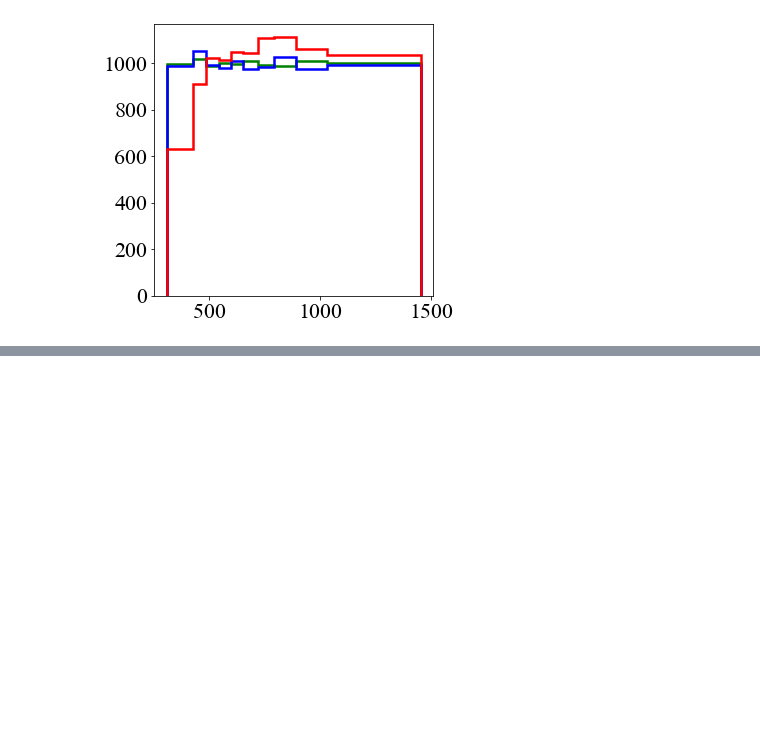
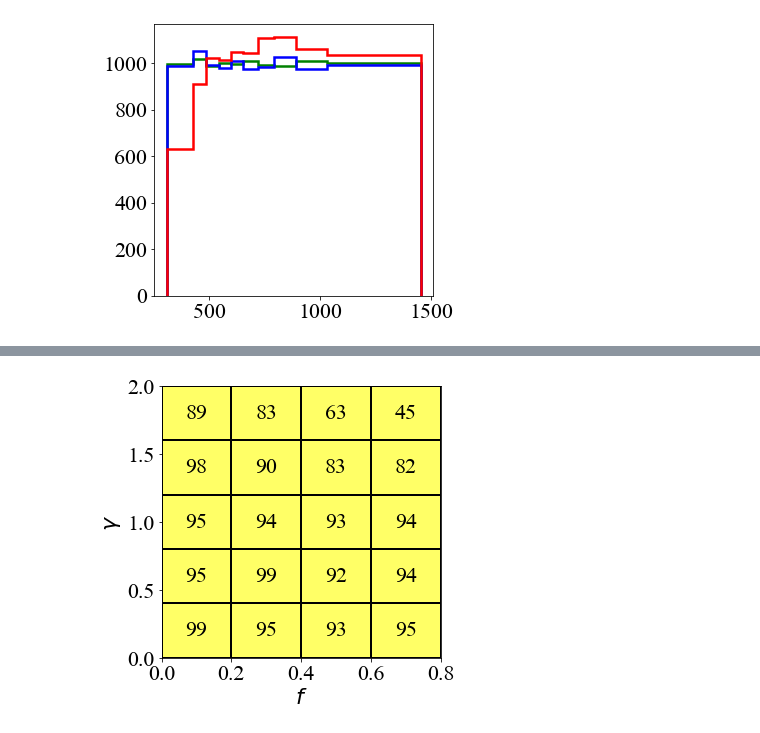
Before and after one commit to SvPoder/exoplanets, a Jupyter notebook: jupyter-notebook/sensitivity.ipynb, the cells around one changed output, grey strips where cells are left out. Cells and saved outputs as stored; diff of their text form; code cells hidden in the pictures; blank space fills up the shorter version.

```diff
--- a/jupyter-notebook/sensitivity.ipynb
+++ b/jupyter-notebook/sensitivity.ipynb
@@ -267,0 +282,36 @@ y_h[-1]
+# %%
+def display_values(XX, YY, H):
+    for i in range(YY.shape[0]-1):
+        for j in range(XX.shape[1]-1):
+            plt.text((XX[i+1][0] + XX[i][0])/2, (YY[0][j+1] + YY[0][j])/2, '%i' % H[i, j],
+                 horizontalalignment='center',
+                 verticalalignment='center')
+
+def sensitivity_grid(filepath, nBDs, rel_unc, show_bin_values=True):
+    """
+    Plot # of H0 acceptance out of rank in (f, gamma) plane
+    """
+    # grid points
+    f     = np.array([0.1, 0.3, 0.5, 0.7])#, 0.9])
+    gamma = np.array([0.2, 0.6, 1, 1.4, 1.8])
+
+    zi = np.genfromtxt(filepath + ("N%i_relunc%.2f/sensitivity_ex1_N%i_relunc%.2f" %(nBDs, rel_unc, nBDs, rel_unc)))
+    xi, yi = np.mgrid[0:0.8:(len(f)+1)*1j, 0:2:(len(gamma)+1)*1j]
+
+
+    fig, ax = plt.subplots(1, 1, figsize=(5, 5))
+
+    norm = colors.BoundaryNorm(boundaries=np.array([0, 5, 100]), ncolors=2)
+    cmap = colors.ListedColormap(["#3F5F5F", "#FFFF66"])
+    ax.pcolormesh(xi, yi, zi, norm=norm, cmap=cmap, edgecolor="black")
+
+    if show_bin_values:
+        display_values(xi, yi, zi)
+
+    ax.set_ylabel(r"$\gamma$"); ax.set_xlabel(r"$f$")
+    return
+# %%
+filepath = "/Users/mariabenito/Desktop/results/ex1/"
+sensitivity_grid(filepath, 100, 0.05)
+# %% [output]
+[figure, added]
```
Also changed, not shown: parts of 8 cells of this notebook, 1 other file.
